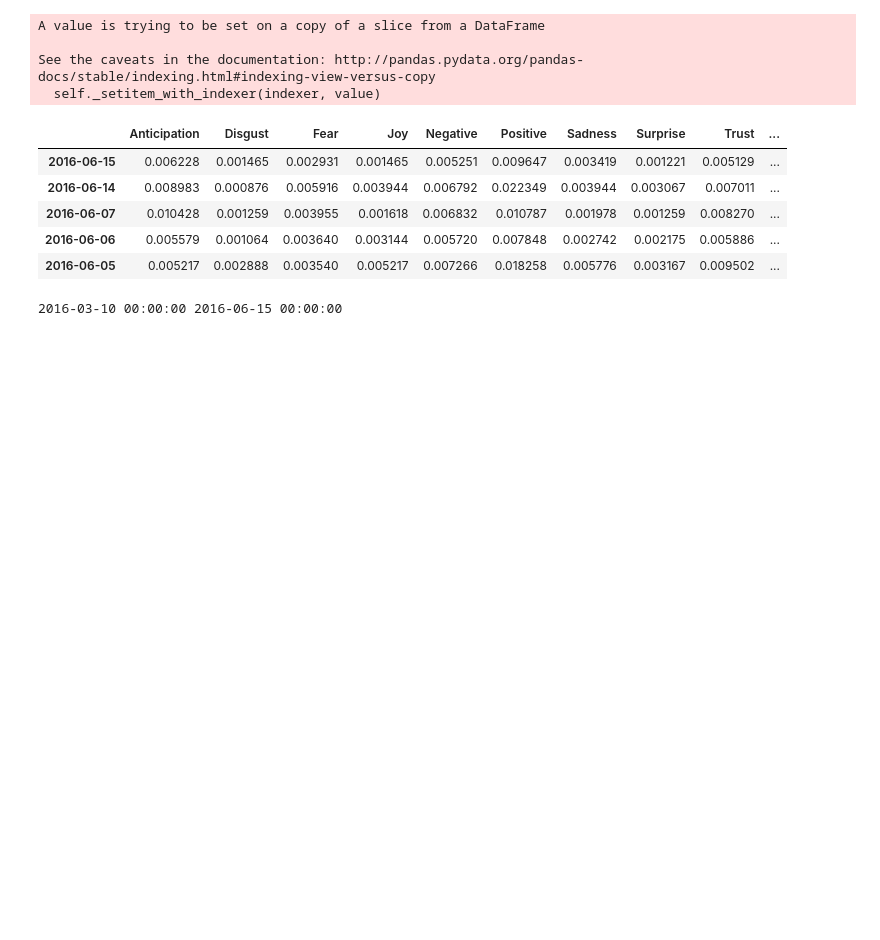
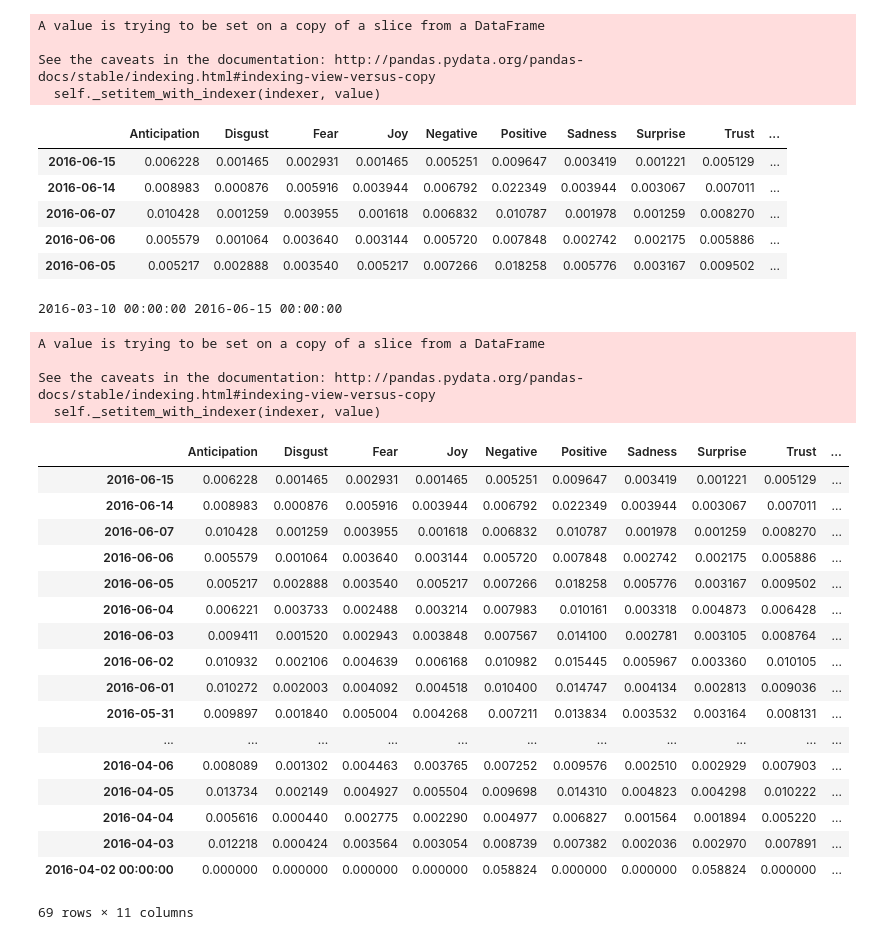
Before and after one commit to an2875/Tools-for-analytics-project, a Jupyter notebook: Project code-data tables and preprocessing.ipynb, the cells around one changed output. Saved outputs shown, nothing was run; the diff lists cells and outputs as text; code cells hidden in the pictures; blank space fills up the shorter version.

Commit message:
Added pct_changes to the dataframe
mapped percentage change by 'date' key and appended the dataframe

```diff
--- a/Project code-data tables and preprocessing.ipynb
+++ b/Project code-data tables and preprocessing.ipynb
@@ -231,3 +231,39 @@ dfyahoo= web.DataReader(['AAPL','GOOGL'], 'yahoo', start, end)
 rets = dfyahoo['Open'].pct_change()
 # %% [output]
 2016-03-10 00:00:00 2016-06-15 00:00:00
+# %%
+import numpy as np
+df1['Pct_change']=np.nan
+# [i[:9] for i in rets.index.values()]
+# %%
+a=[str(i)[:10] for i in rets.index.values]
+# %%
+for i in followerdict.keys():
+    if i in a:
+        df1.Pct_change.loc[i]=rets.AAPL.loc[i]
+# %% [output]
+A value is trying to be set on a copy of a slice from a DataFrame
+
+See the caveats in the documentation: http://pandas.pydata.org/pandas-docs/stable/indexing.html#indexing-view-versus-copy
+  self._setitem_with_indexer(indexer, value)
+# %%
+df1
+# %% [output]
+|  | Anticipation | Disgust | Fear | Joy | Negative | Positive | Sadness | Surprise | Trust | ... |
+| 2016-06-15 | 0.006228 | 0.001465 | 0.002931 | 0.001465 | 0.005251 | 0.009647 | 0.003419 | 0.001221 | 0.005129 | ... |
+| 2016-06-14 | 0.008983 | 0.000876 | 0.005916 | 0.003944 | 0.006792 | 0.022349 | 0.003944 | 0.003067 | 0.007011 | ... |
+| 2016-06-07 | 0.010428 | 0.001259 | 0.003955 | 0.001618 | 0.006832 | 0.010787 | 0.001978 | 0.001259 | 0.008270 | ... |
+| 2016-06-06 | 0.005579 | 0.001064 | 0.003640 | 0.003144 | 0.005720 | 0.007848 | 0.002742 | 0.002175 | 0.005886 | ... |
+| 2016-06-05 | 0.005217 | 0.002888 | 0.003540 | 0.005217 | 0.007266 | 0.018258 | 0.005776 | 0.003167 | 0.009502 | ... |
+| 2016-06-04 | 0.006221 | 0.003733 | 0.002488 | 0.003214 | 0.007983 | 0.010161 | 0.003318 | 0.004873 | 0.006428 | ... |
+| 2016-06-03 | 0.009411 | 0.001520 | 0.002943 | 0.003848 | 0.007567 | 0.014100 | 0.002781 | 0.003105 | 0.008764 | ... |
+| 2016-06-02 | 0.010932 | 0.002106 | 0.004639 | 0.006168 | 0.010982 | 0.015445 | 0.005967 | 0.003360 | 0.010105 | ... |
+| 2016-06-01 | 0.010272 | 0.002003 | 0.004092 | 0.004518 | 0.010400 | 0.014747 | 0.004134 | 0.002813 | 0.009036 | ... |
+| 2016-05-31 | 0.009897 | 0.001840 | 0.005004 | 0.004268 | 0.007211 | 0.013834 | 0.003532 | 0.003164 | 0.008131 | ... |
+| ... | ... | ... | ... | ... | ... | ... | ... | ... | ... | ... |
+| 2016-04-06 | 0.008089 | 0.001302 | 0.004463 | 0.003765 | 0.007252 | 0.009576 | 0.002510 | 0.002929 | 0.007903 | ... |
+| 2016-04-05 | 0.013734 | 0.002149 | 0.004927 | 0.005504 | 0.009698 | 0.014310 | 0.004823 | 0.004298 | 0.010222 | ... |
+| 2016-04-04 | 0.005616 | 0.000440 | 0.002775 | 0.002290 | 0.004977 | 0.006827 | 0.001564 | 0.001894 | 0.005220 | ... |
+| 2016-04-03 | 0.012218 | 0.000424 | 0.003564 | 0.003054 | 0.008739 | 0.007382 | 0.002036 | 0.002970 | 0.007891 | ... |
+| 2016-04-02 00:00:00 | 0.000000 | 0.000000 | 0.000000 | 0.000000 | 0.058824 | 0.000000 | 0.000000 | 0.058824 | 0.000000 | ... |
+69 rows × 11 columns
```
Also changed, not shown: parts of 1 cell of this notebook.
